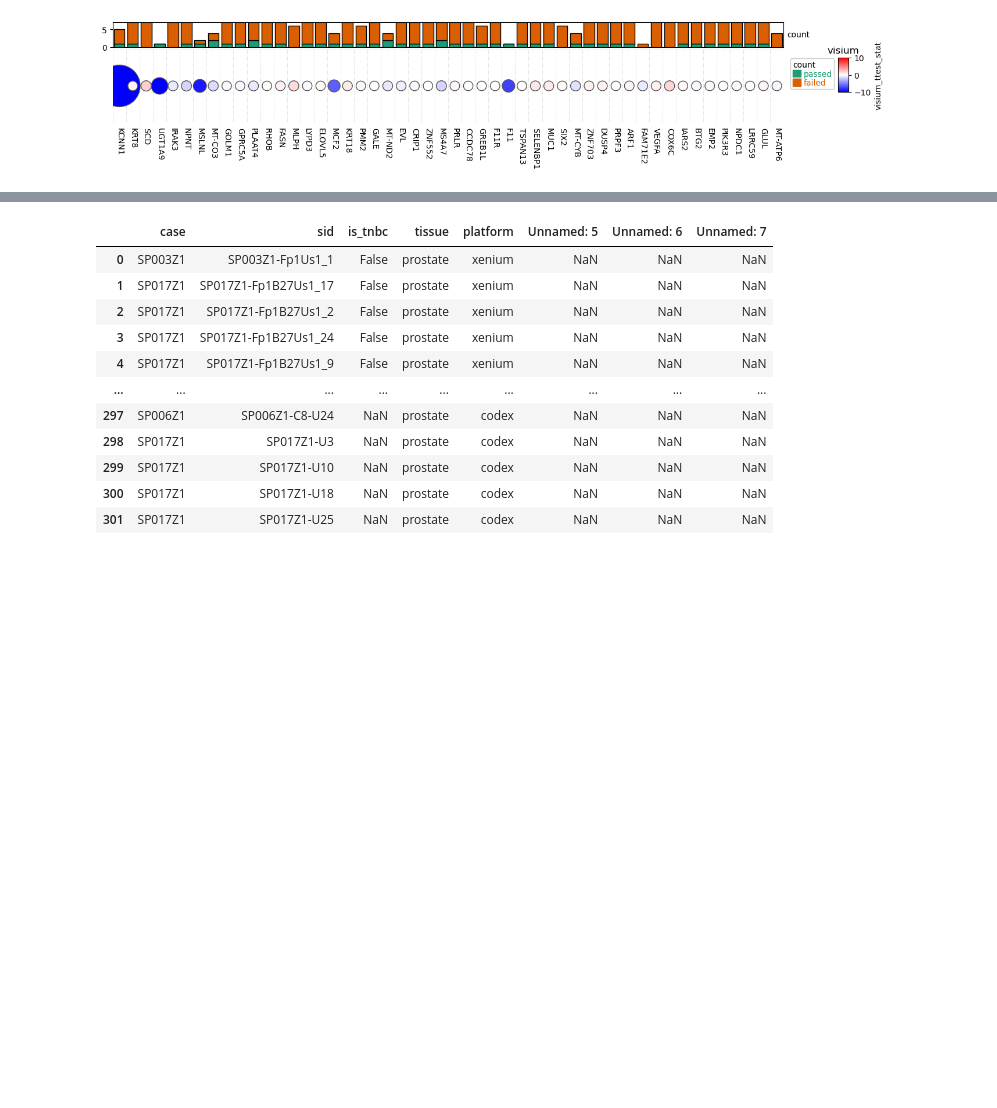
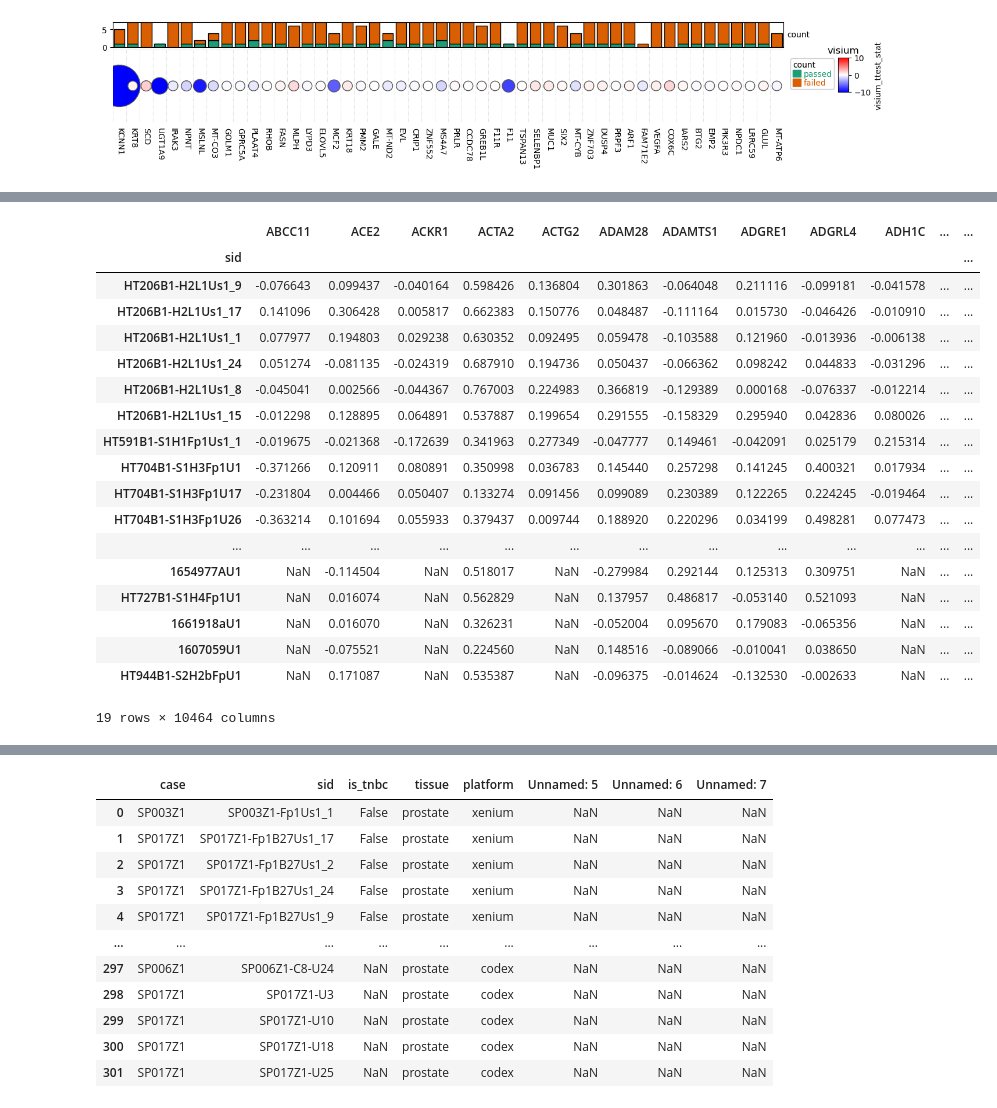
Before and after one commit to estorrs/3d-analysis, a Jupyter notebook: notebooks/4_deg_ranking.ipynb, the cells around one changed output, grey strips where cells are left out. Saved outputs shown, nothing was run; the diff lists cells and outputs as text; code cells hidden in the pictures; blank space fills up the shorter version.

```diff
--- a/notebooks/4_deg_ranking.ipynb
+++ b/notebooks/4_deg_ranking.ipynb
@@ -456,0 +627,22 @@ Estimated legend width: 16.758333333333333 mm
+# %%
+sample_corrs
+# %% [output]
+|  | ABCC11 | ACE2 | ACKR1 | ACTA2 | ACTG2 | ADAM28 | ADAMTS1 | ADGRE1 | ADGRL4 | ADH1C | ... | ... |
+| sid |  |  |  |  |  |  |  |  |  |  |  | ... |
+| HT206B1-H2L1Us1_9 | -0.076643 | 0.099437 | -0.040164 | 0.598426 | 0.136804 | 0.301863 | -0.064048 | 0.211116 | -0.099181 | -0.041578 | ... | ... |
+| HT206B1-H2L1Us1_17 | 0.141096 | 0.306428 | 0.005817 | 0.662383 | 0.150776 | 0.048487 | -0.111164 | 0.015730 | -0.046426 | -0.010910 | ... | ... |
+| HT206B1-H2L1Us1_1 | 0.077977 | 0.194803 | 0.029238 | 0.630352 | 0.092495 | 0.059478 | -0.103588 | 0.121960 | -0.013936 | -0.006138 | ... | ... |
+| HT206B1-H2L1Us1_24 | 0.051274 | -0.081135 | -0.024319 | 0.687910 | 0.194736 | 0.050437 | -0.066362 | 0.098242 | 0.044833 | -0.031296 | ... | ... |
+| HT206B1-H2L1Us1_8 | -0.045041 | 0.002566 | -0.044367 | 0.767003 | 0.224983 | 0.366819 | -0.129389 | 0.000168 | -0.076337 | -0.012214 | ... | ... |
+| HT206B1-H2L1Us1_15 | -0.012298 | 0.128895 | 0.064891 | 0.537887 | 0.199654 | 0.291555 | -0.158329 | 0.295940 | 0.042836 | 0.080026 | ... | ... |
+| HT591B1-S1H1Fp1Us1_1 | -0.019675 | -0.021368 | -0.172639 | 0.341963 | 0.277349 | -0.047777 | 0.149461 | -0.042091 | 0.025179 | 0.215314 | ... | ... |
+| HT704B1-S1H3Fp1U1 | -0.371266 | 0.120911 | 0.080891 | 0.350998 | 0.036783 | 0.145440 | 0.257298 | 0.141245 | 0.400321 | 0.017934 | ... | ... |
+| HT704B1-S1H3Fp1U17 | -0.231804 | 0.004466 | 0.050407 | 0.133274 | 0.091456 | 0.099089 | 0.230389 | 0.122265 | 0.224245 | -0.019464 | ... | ... |
+| HT704B1-S1H3Fp1U26 | -0.363214 | 0.101694 | 0.055933 | 0.379437 | 0.009744 | 0.188920 | 0.220296 | 0.034199 | 0.498281 | 0.077473 | ... | ... |
+| ... | ... | ... | ... | ... | ... | ... | ... | ... | ... | ... | ... | ... |
+| 1654977AU1 | NaN | -0.114504 | NaN | 0.518017 | NaN | -0.279984 | 0.292144 | 0.125313 | 0.309751 | NaN | ... | ... |
+| HT727B1-S1H4Fp1U1 | NaN | 0.016074 | NaN | 0.562829 | NaN | 0.137957 | 0.486817 | -0.053140 | 0.521093 | NaN | ... | ... |
+| 1661918aU1 | NaN | 0.016070 | NaN | 0.326231 | NaN | -0.052004 | 0.095670 | 0.179083 | -0.065356 | NaN | ... | ... |
+| 1607059U1 | NaN | -0.075521 | NaN | 0.224560 | NaN | 0.148516 | -0.089066 | -0.010041 | 0.038650 | NaN | ... | ... |
+| HT944B1-S2H2bFpU1 | NaN | 0.171087 | NaN | 0.535387 | NaN | -0.096375 | -0.014624 | -0.132530 | -0.002633 | NaN | ... | ... |
+19 rows × 10464 columns
```
Also changed, not shown: parts of 18 cells of this notebook, 5 other files.
